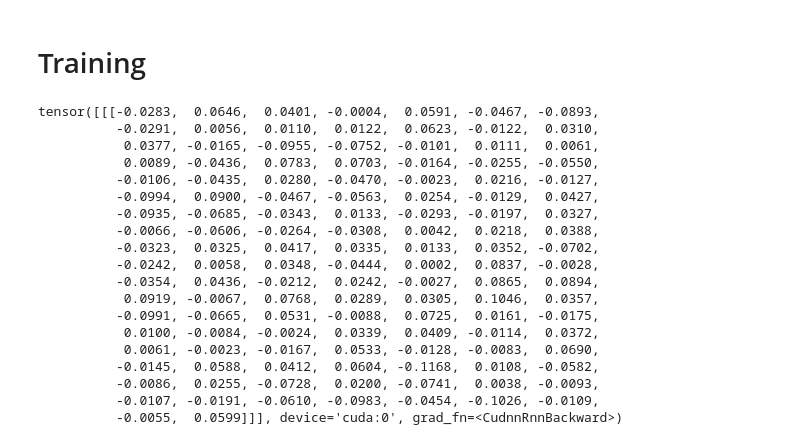
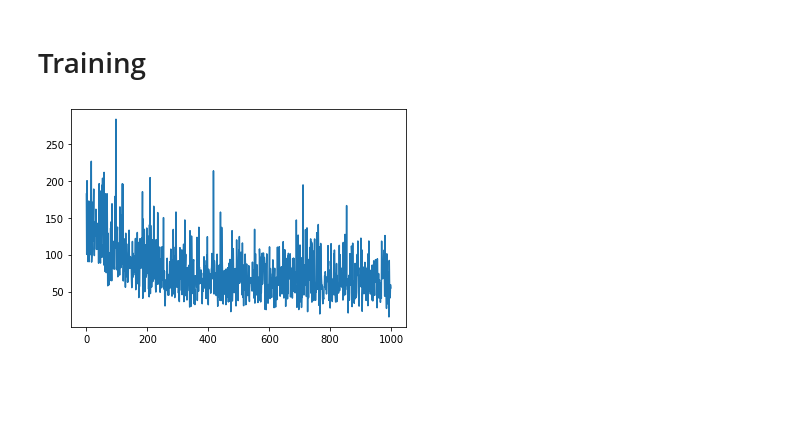
Before and after one commit to porter7678/image_caption_generator, a Jupyter notebook: image_caption_generator.ipynb, the cells around one changed output. Drawn from its saved outputs; the diff is of its cells as text; code cells hidden in the pictures; blank space fills up the shorter version.

Commit message:
Finish training loop and loss

```diff
--- a/image_caption_generator.ipynb
+++ b/image_caption_generator.ipynb
@@ -159,7 +160,7 @@ class ImageCaptionDataset(Dataset):
 
 
     def __len__(self):
-        return len(self.caption_folder)
+        return 1000 #len(self.caption_folder)
 # %% [markdown]
 # Models
 # %%
@@ -286,6 +287,7 @@ n_epochs = 1
 img_size = 128
 hidden_size = 128  # Maybe experiment with this later?
 batch_size = 1
+lr = 10e-5
 
 train_dataset = ImageCaptionDataset(train=True, img_size=img_size)
 valid_dataset = ImageCaptionDataset(train=False, img_size=img_size)
@@ -305,7 +307,10 @@ vocab_size = len(caption_dictionary)
 
 encoder = EncoderCNN(embed_size=img_size).cuda()
 decoder = DecoderRNN(img_size, hidden_size, vocab_size).cuda()
+# CrossEntropy takes raw scores as input, and compares them to a target index of classification class
 criterion = nn.CrossEntropyLoss()
+encoder_optimizer = torch.optim.Adam(encoder.parameters(), lr=lr)
+decoder_optimizer = torch.optim.Adam(decoder.parameters(), lr=lr)
 
 losses = []
 valid_losses = []
@@ -313,9 +318,10 @@ valid_losses = []
 loop = tqdm(total=len(train_loader) * n_epochs, position=0, leave=False)
 for epoch in range(n_epochs):
     for batch, (x, captions) in enumerate(train_loader):
-        print()
-        encoder.zero_grad()
-        decoder.zero_grad()
+        encoder_optimizer.zero_grad()
+        decoder_optimizer.zero_grad()
+
+        batch_loss = 0
 
         # Get inp and label caption tensors
         y_inp, y_truth = get_caption_tensors(captions[0]) # NOTE: This isn't gonna work when my batch size isn't 1
@@ -328,40 +334,34 @@ for epoch in range(n_epochs):
         # Encode the image
         x_encoded = encoder(x)
 
-        # Pass in caption tensors
+        # Pass in image tensor
         hidden_initial = decoder.init_hidden().cuda()
         cell_initial = decoder.init_hidden().cuda()
-        output, hidden, cell = decoder(x_encoded, hidden_initial, cell_initial, is_caption=False)
+        scores, hidden, cell = decoder(x_encoded, hidden_initial, cell_initial, is_caption=False)
 
-        # print('output', output.shape)   # 1 x 8920
-        # print('hidden', hidden.shape)   # 1 x 1 x 128
-        # print('cell', cell.shape)       # 1 x 1 x 128
+        # Get a start_token to be the predicted output of the image on the first pass thru the RNN
+        start_token_tensor = torch.Tensor([vocab_size - 2]).long().cuda()
+
+        batch_loss += criterion(scores, start_token_tensor)
 
 
+        # Pass in caption tensors
+        y_truth = y_truth.long()
         for i, word in enumerate(y_inp):
-            output, hidden, cell = decoder(x_encoded, hidden, cell, is_caption=True)
+            word = word.long()
+            scores, hidden, cell = decoder(word, hidden, cell, is_caption=True)
+            batch_loss += criterion(scores, y_truth[i].unsqueeze(0))
 
+        batch_loss.backward()
+        encoder_optimizer.step()
+        decoder_optimizer.step()
 
-        break
-    break
-        # loop.update(1)
+        losses.append(batch_loss.item())
+
+        loop.set_description('epoch{}, loss:{:.4f} '.format(epoch, batch_loss))
+        loop.update(1)
-# %% [output]
-tensor([[[-0.0283,  0.0646,  0.0401, -0.0004,  0.0591, -0.0467, -0.0893,
-          -0.0291,  0.0056,  0.0110,  0.0122,  0.0623, -0.0122,  0.0310,
-           0.0377, -0.0165, -0.0955, -0.0752, -0.0101,  0.0111,  0.0061,
-           0.0089, -0.0436,  0.0783,  0.0703, -0.0164, -0.0255, -0.0550,
-          -0.0106, -0.0435,  0.0280, -0.0470, -0.0023,  0.0216, -0.0127,
-          -0.0994,  0.0900, -0.0467, -0.0563,  0.0254, -0.0129,  0.0427,
-          -0.0935, -0.0685, -0.0343,  0.0133, -0.0293, -0.0197,  0.0327,
-          -0.0066, -0.0606, -0.0264, -0.0308,  0.0042,  0.0218,  0.0388,
-          -0.0323,  0.0325,  0.0417,  0.0335,  0.0133,  0.0352, -0.0702,
-          -0.0242,  0.0058,  0.0348, -0.0444,  0.0002,  0.0837, -0.0028,
-          -0.0354,  0.0436, -0.0212,  0.0242, -0.0027,  0.0865,  0.0894,
-           0.0919, -0.0067,  0.0768,  0.0289,  0.0305,  0.1046,  0.0357,
-          -0.0991, -0.0665,  0.0531, -0.0088,  0.0725,  0.0161, -0.0175,
-           0.0100, -0.0084, -0.0024,  0.0339,  0.0409, -0.0114,  0.0372,
-           0.0061, -0.0023, -0.0167,  0.0533, -0.0128, -0.0083,  0.0690,
-          -0.0145,  0.0588,  0.0412,  0.0604, -0.1168,  0.0108, -0.0582,
-          -0.0086,  0.0255, -0.0728,  0.0200, -0.0741,  0.0038, -0.0093,
-          -0.0107, -0.0191, -0.0610, -0.0983, -0.0454, -0.1026, -0.0109,
-          -0.0055,  0.0599]]], device='cuda:0', grad_fn=<CudnnRnnBackward>)
+# %%
+plt.plot(losses)
+plt.show()
+# %% [output]
+[figure, added]
```
Also changed, not shown: parts of 4 cells of this notebook.
